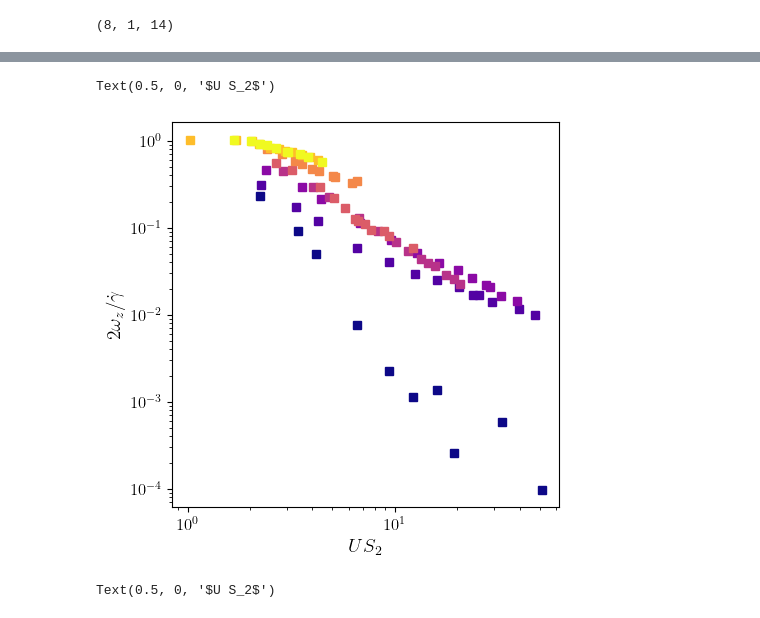
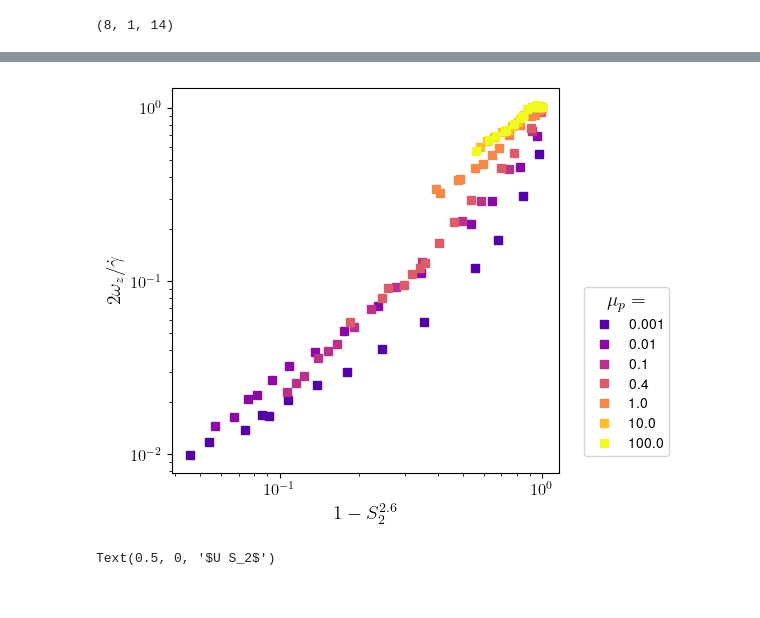
Before and after one commit to JBil8/Data_processing_orientations, a Jupyter notebook: maier_3d.ipynb, the cells around one changed output, grey strips where cells are left out. Cells and saved outputs as stored; diff of their text form; code cells hidden in the pictures.

```diff
--- a/maier_3d.ipynb
+++ b/maier_3d.ipynb
@@ -428,7 +428,7 @@ def solve_self_consistent_S2_S4_p4(interaction_params,
     for a given set of interaction strengths (U₂, U₄).
     """
     S2, S4 = initial_guesses
-
+    U2 , U4 = interaction_params
     # Use a high-resolution grid for accurate numerical integration
     thetas = np.linspace(0, np.pi / 2, 500)
 
@@ -1527,7 +1594,7 @@ theta_d_rods_experiments = np.array([10.1, 8.0, 6.3])
 
 cmap = plt.cm.plasma
 for i_I, I_val in enumerate(Is):
-    plt.figure(figsize=(4,4))
+    fig = plt.figure(figsize=(5,4))
     colors = [cmap(i / (num_cofs - 1)) for i in range(num_cofs)]
 
     for i_cof, cof_val in enumerate(cofs):
@@ -1546,11 +1613,25 @@ for i_I, I_val in enumerate(Is):
     # Plot experimental data
     # plt.plot(alphas_rods_experiments, biaxiality_data_rods_experiments, 's', color='black', label='Experiments (rods)')
 
+    cmap_discrete = mcolors.ListedColormap(colors_cof)
+
+    bounds = np.arange(len(cofs) + 1)
+    norm = mcolors.BoundaryNorm(bounds, cmap_discrete.N)
+
+    sm = cm.ScalarMappable(cmap=cmap_discrete, norm=norm)
+    sm.set_array([]) # Required for matplotlib <= 3.1, safe to leave in
+
+    cbar = fig.colorbar(sm, ax=plt.gca(), pad=0.02)
+
+    cbar.set_ticks(np.arange(len(cofs)) + 0.5)
+    cbar.set_ticklabels([str(val) for val in cofs])
+    cbar.set_label("$\\mu_p$")
+
     plt.xlabel("$\\alpha$")
     plt.ylabel("$r$")
     plt.axhline(0.0, color='k', linestyle='--', linewidth=1.5, label="Uniaxial limit")
     plt.tight_layout()
-    plt.xlim(1.5, 8.0)
+    plt.xlim(1.5, 8.2)
     plt.savefig(f"biaxiality_vs_alpha_I_{I_val}.pdf", dpi=300, bbox_inches='tight')
     plt.show()
 # %% [output]
@@ -2174,30 +2254,35 @@ Text(0, 0.5, '$r$')
 # %%
 cmap = plt.cm.plasma
 colors_cof = [cmap(i / (len(cofs) - 1)) for i in range(len(cofs))]
 
 # plot the Peclet number with the measured D_rn
 fig, ax = plt.subplots(1, 1, figsize=(5, 5))
 beta = (aspect_ratios**2 - 1) / (aspect_ratios**2 + 1)
 for i_cof, cof_val in enumerate(cofs):
+    if i_cof <= 0.0:
+        continue
     Pe = shear_rates[i_cof, 0, :] / (D_r[i_cof, 0, :])
     shear_at_angle = beta* np.sin(2 *theta_d[i_cof, 0, :])
     nematic_screening = 2 / 3 * (1-S2_scalar[i_cof, 0, :])
     ax.loglog(
-        U1_self_consistents[i_cof, 0, :] * S2_scalar[i_cof, 0, :],
-        -2*omega[i_cof, 0, :, 2] / shear_rates[i_cof, 0, :],
+        1-S2_scalar[i_cof, 0, :]**2.6,
+        # shear_rates[i_cof, 0, :],
+        # D_r[i_cof, 0, :],
+        # -omega[i_cof, 0, :, 2] / (1-S2_scalar[i_cof, 0, :]**2.6),
+        - 2 * omega[i_cof, 0, :, 2] / shear_rates[i_cof, 0, :],
         's',
         label=f"{cof_val}",
         color=colors_cof[i_cof]
     )
 # ax.set_xlabel(f"$\\alpha$")
-ax.set_ylabel("$ 2 \\omega_z / \\dot \\gamma$")
-ax.set_xlabel(r"$U S_2$")
+ax.set_xlabel("$1-S_{2}^{2.6}$")
+ax.set_ylabel(r"$2 \omega_z / \dot \gamma$")
+ax.legend(title ="$\\mu_p=$", bbox_to_anchor=(1.3, 0.5), fontsize=10)
 # ax.set_yscale('log')
 # ax.set_ylim(0.007, 1.2)
-# fig.savefig(f"Pe_vs_alpha_I_{I}.png", dpi=300, bbox_inches='tight')
+fig.savefig(f"pol_scaling_dimensionless_no_mup0.pdf", dpi=300, bbox_inches='tight')
 # %% [output]
-Text(0.5, 0, '$U S_2$')
-[figure, old version]
+[figure, new version]
 # %%
 cmap = plt.cm.plasma
 colors_cof = [cmap(i / (len(cofs) - 1)) for i in range(len(cofs))]
```
Also changed, not shown: parts of 26 cells of this notebook, 6 other files.
